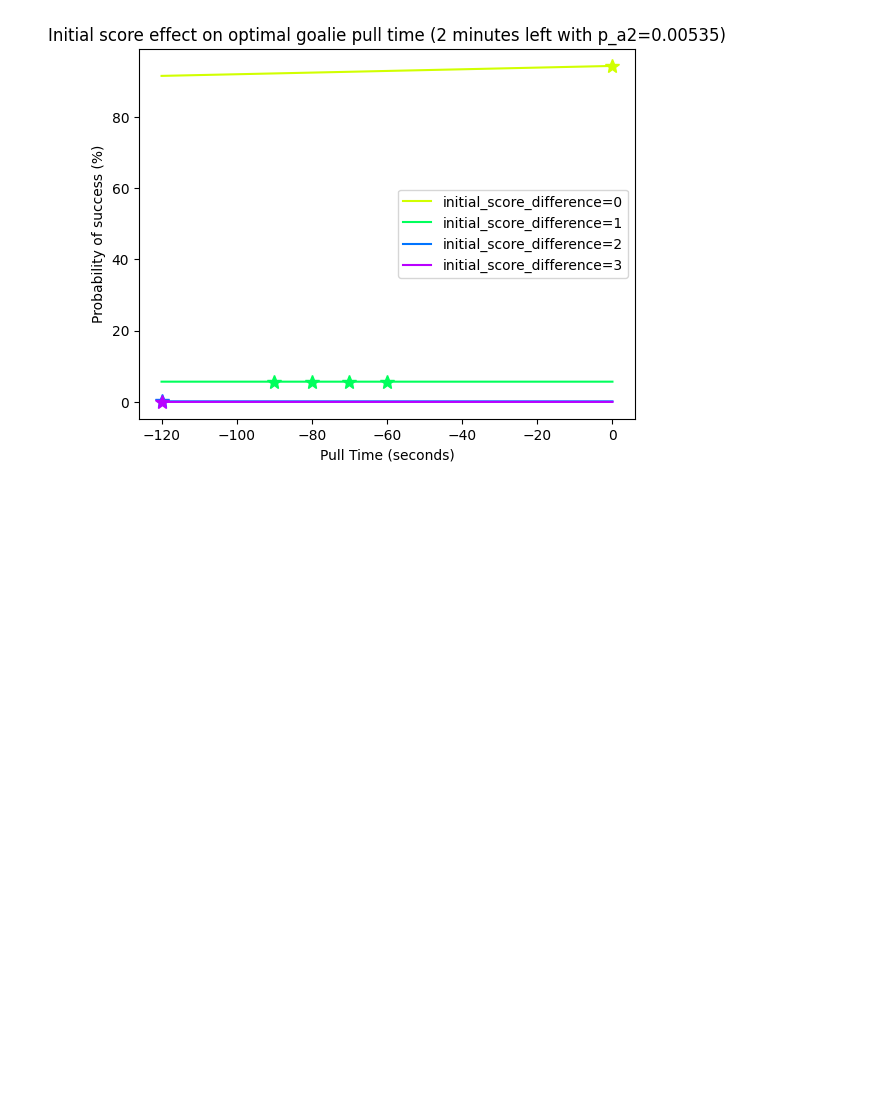
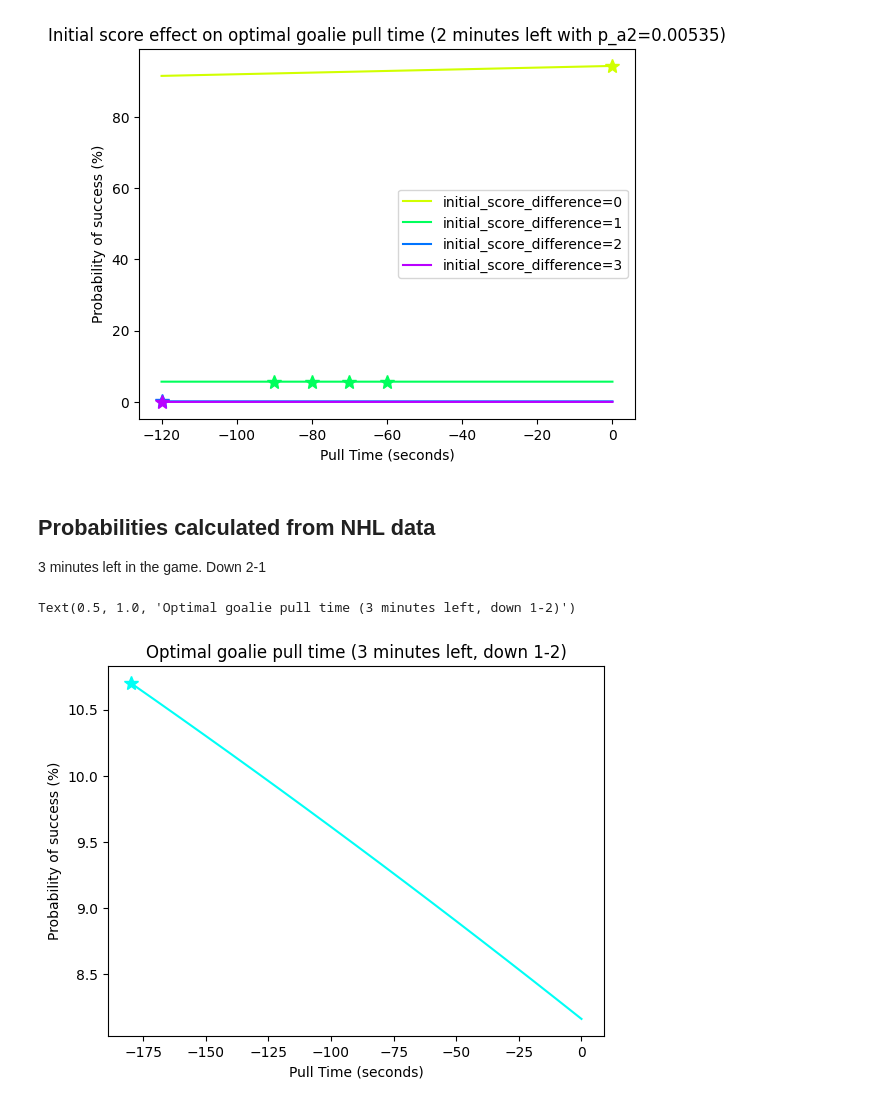
Before and after one commit to ryan-moreno/CS524-project, a Jupyter notebook: optimization/visualize_results.ipynb, the cells around one changed output. Cells and saved outputs as stored; diff of their text form; code cells hidden in the pictures; blank space fills up the shorter version.

Commit message:
Plots for goalie pull time given NHL data

```diff
--- a/optimization/visualize_results.ipynb
+++ b/optimization/visualize_results.ipynb
@@ -288,3 +288,47 @@ plt.legend()
 # %% [output]
 <matplotlib.legend.Legend at 0x...>
 [figure]
+# %% [markdown]
+## Probabilities calculated from NHL data
+
+3 minutes left in the game. Down 2-1
+# %%
+decisions_df = pkl.load(
+    open(
+        "results/3minleft_1to2.pkl",
+        "rb",
+    )
+)
+
+# Make the time that the game ends 0
+decisions_df["pull_time"] = decisions_df["pull_time"] - 3 * 60
+
+
+# Create a color pallete with a different color per option
+palette = sns.color_palette("hsv", 1)
+
+# Plot pull time vs probability of success
+plt.plot(
+    decisions_df["pull_time"],
+    decisions_df["prob_success"],
+    color=palette[0],
+)
+
+# Find point(s) with highest probability of success
+max_prob = decisions_df["prob_success"].max()
+best_pull_times = decisions_df[
+    decisions_df["prob_success"] == max_prob
+]["pull_time"]
+for pull_time in best_pull_times:
+    opt_color = palette[0]
+    plt.plot(pull_time, max_prob, "r*", markersize=10, color=opt_color)
+
+# label x axis
+plt.xlabel("Pull Time (seconds)")
+plt.ylabel("Probability of success (%)")
+plt.title(
+    "Optimal goalie pull time (3 minutes left, down 1-2)"
+)
+# %% [output]
+Text(0.5, 1.0, 'Optimal goalie pull time (3 minutes left, down 1-2)')
+[figure, added]
```
Also changed, not shown: parts of 1 cell of this notebook, 3 other files.
